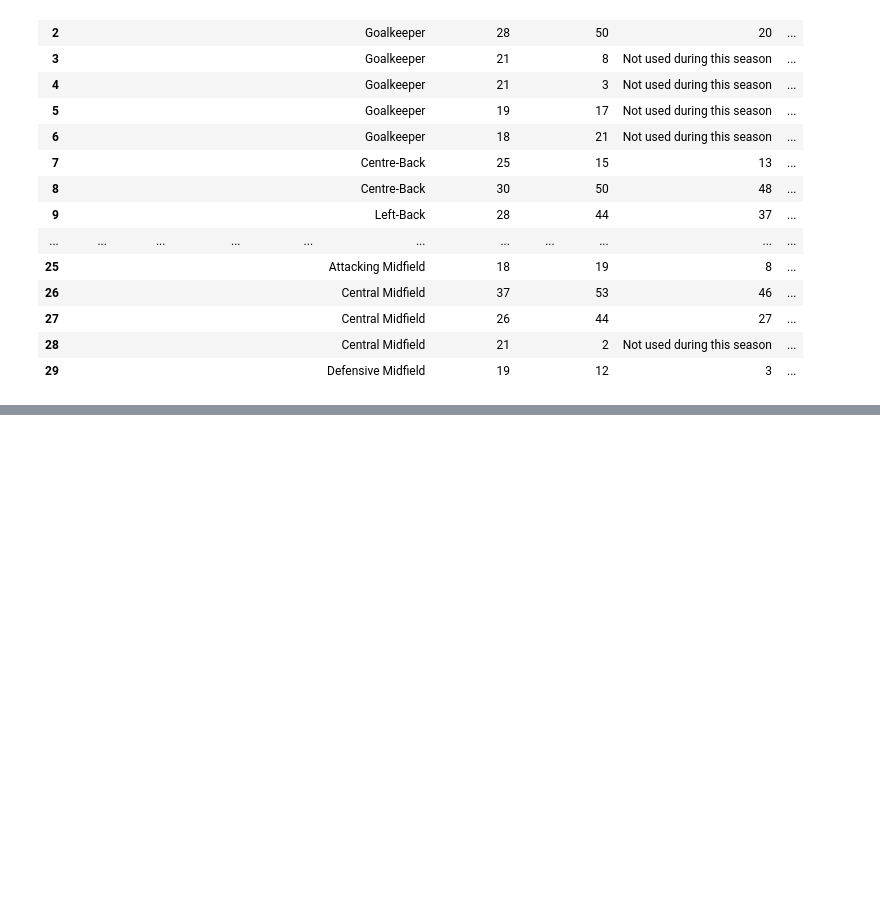
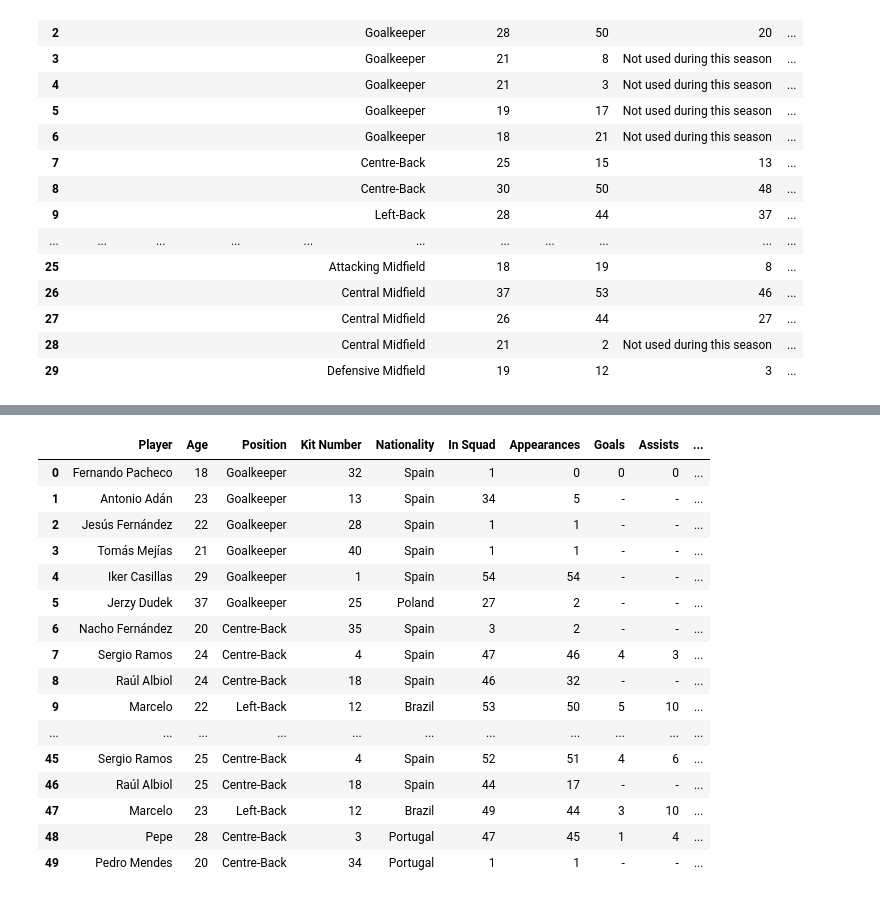
Before and after one commit to Ajaiah-D/Data-Mining-TOTY-Prediction, a Jupyter notebook: TransferMarktScraping.ipynb, the cells around one changed output, grey strips where cells are left out. Cells and saved outputs as stored; diff of their text form; code cells hidden in the pictures; blank space fills up the shorter version.

```diff
--- a/TransferMarktScraping.ipynb
+++ b/TransferMarktScraping.ipynb
@@ -220,17 +224,23 @@ df.head(20)
 # %%
-seasons = [2023, 2022, 2021, 2020, 2019, 2018, 2017, 2016, 2015, 2014, 2013, 2012, 2011, 2010]  # Add more seasons as needed
-all_stats = []
+def collect_data_for_multiple_seasons(base_url, team_name, team_id, season_years):
+    all_players = []
 
-for season in seasons:
-    url = f'https://www.transfermarkt.com/real-madrid/leistungsdaten/verein/418/plus/1?reldata=%26{season}'
-    stats = get_player_stats_redo(url)
-    for player in stats:
-        player['Season'] = season
-    all_stats.extend(stats)
+    for year in season_years:
+        player_stats = get_player_stats_redo(base_url, team_name, team_id, year)
+        all_players.extend(player_stats)
 
-# Convert to DataFrame
-df_all = pd.DataFrame(all_stats)
-print(df_all)
+    # Convert to DataFrame
+    df = pd.DataFrame(all_players)
 
-# Save to CSV
-df_all.to_csv('real_madrid_stats_all_seasons.csv', index=False)
+    # Save to CSV
+    df.to_csv(f'{team_name}_multiple_seasons_stats.csv', index=False)
+    return df
+# %%
+# Example usage for Real Madrid for specific seasons
+base_url = 'https://www.transfermarkt.com'
+team_name = 'fc-barcelona'
+team_id = 131
+season_years = [2010, 2011, 2012, 2013, 2014, 2015, 2016, 2017, 2018, 2019, 2020, 2021, 2022, 2023]  # List of specific seasons you want to collect data for
+
+df = collect_data_for_multiple_seasons(base_url, team_name, team_id, season_years)
+df.head(100)
@@ -237,2 +261,22 @@ df_all.to_csv('real_madrid_stats_all_seasons.csv', index=False)
+# %%
+df.head(50)
+# %% [output]
+|  | Player | Age | Position | Kit Number | Nationality | In Squad | Appearances | Goals | Assists | ... |
+| 0 | Fernando Pacheco | 18 | Goalkeeper | 32 | Spain | 1 | 0 | 0 | 0 | ... |
+| 1 | Antonio Adán | 23 | Goalkeeper | 13 | Spain | 34 | 5 | - | - | ... |
+| 2 | Jesús Fernández | 22 | Goalkeeper | 28 | Spain | 1 | 1 | - | - | ... |
+| 3 | Tomás Mejías | 21 | Goalkeeper | 40 | Spain | 1 | 1 | - | - | ... |
+| 4 | Iker Casillas | 29 | Goalkeeper | 1 | Spain | 54 | 54 | - | - | ... |
+| 5 | Jerzy Dudek | 37 | Goalkeeper | 25 | Poland | 27 | 2 | - | - | ... |
+| 6 | Nacho Fernández | 20 | Centre-Back | 35 | Spain | 3 | 2 | - | - | ... |
+| 7 | Sergio Ramos | 24 | Centre-Back | 4 | Spain | 47 | 46 | 4 | 3 | ... |
+| 8 | Raúl Albiol | 24 | Centre-Back | 18 | Spain | 46 | 32 | - | - | ... |
+| 9 | Marcelo | 22 | Left-Back | 12 | Brazil | 53 | 50 | 5 | 10 | ... |
+| ... | ... | ... | ... | ... | ... | ... | ... | ... | ... | ... |
+| 45 | Sergio Ramos | 25 | Centre-Back | 4 | Spain | 52 | 51 | 4 | 6 | ... |
+| 46 | Raúl Albiol | 25 | Centre-Back | 18 | Spain | 44 | 17 | - | - | ... |
+| 47 | Marcelo | 23 | Left-Back | 12 | Brazil | 49 | 44 | 3 | 10 | ... |
+| 48 | Pepe | 28 | Centre-Back | 3 | Portugal | 47 | 45 | 1 | 4 | ... |
+| 49 | Pedro Mendes | 20 | Centre-Back | 34 | Portugal | 1 | 1 | - | - | ... |
 # %%
 #need to get all player id's but might have to make multidimensional array for each season due to relegations and what not and the array being completely different for each league
```
Also changed, not shown: parts of 2 cells of this notebook.
